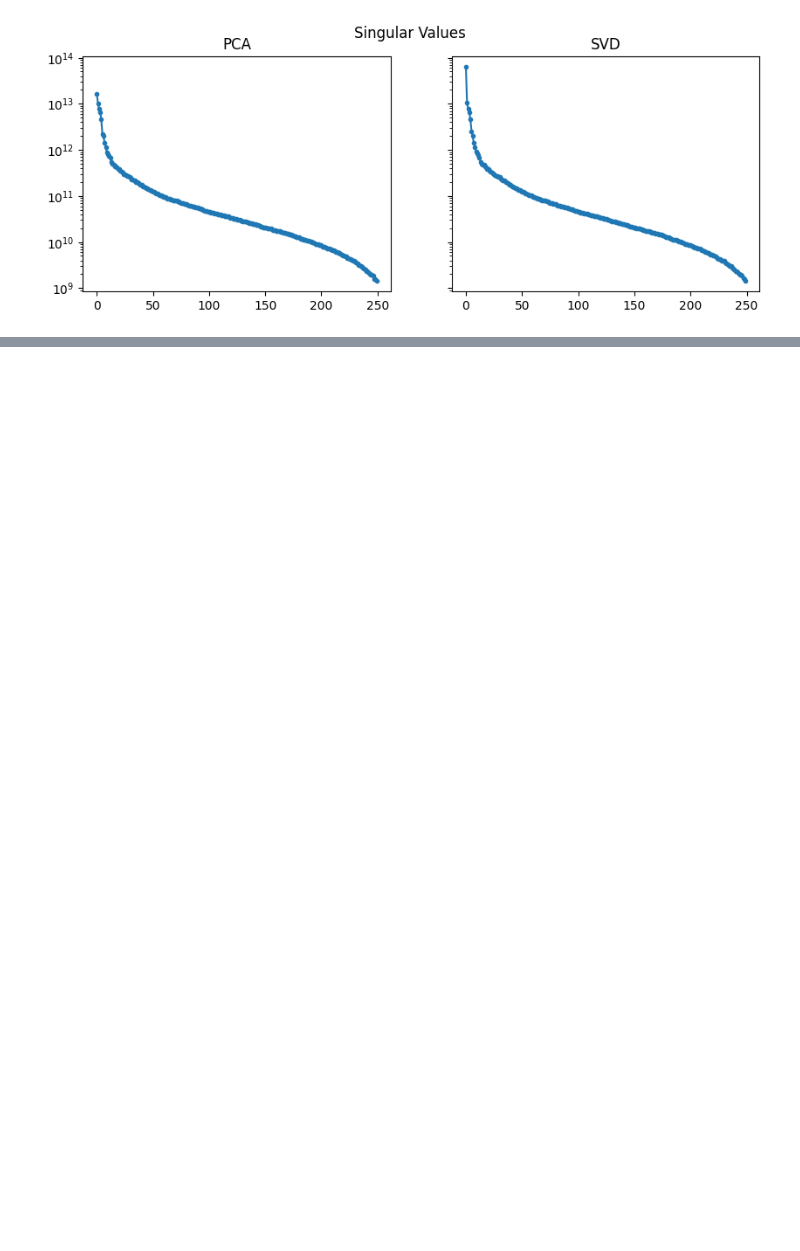
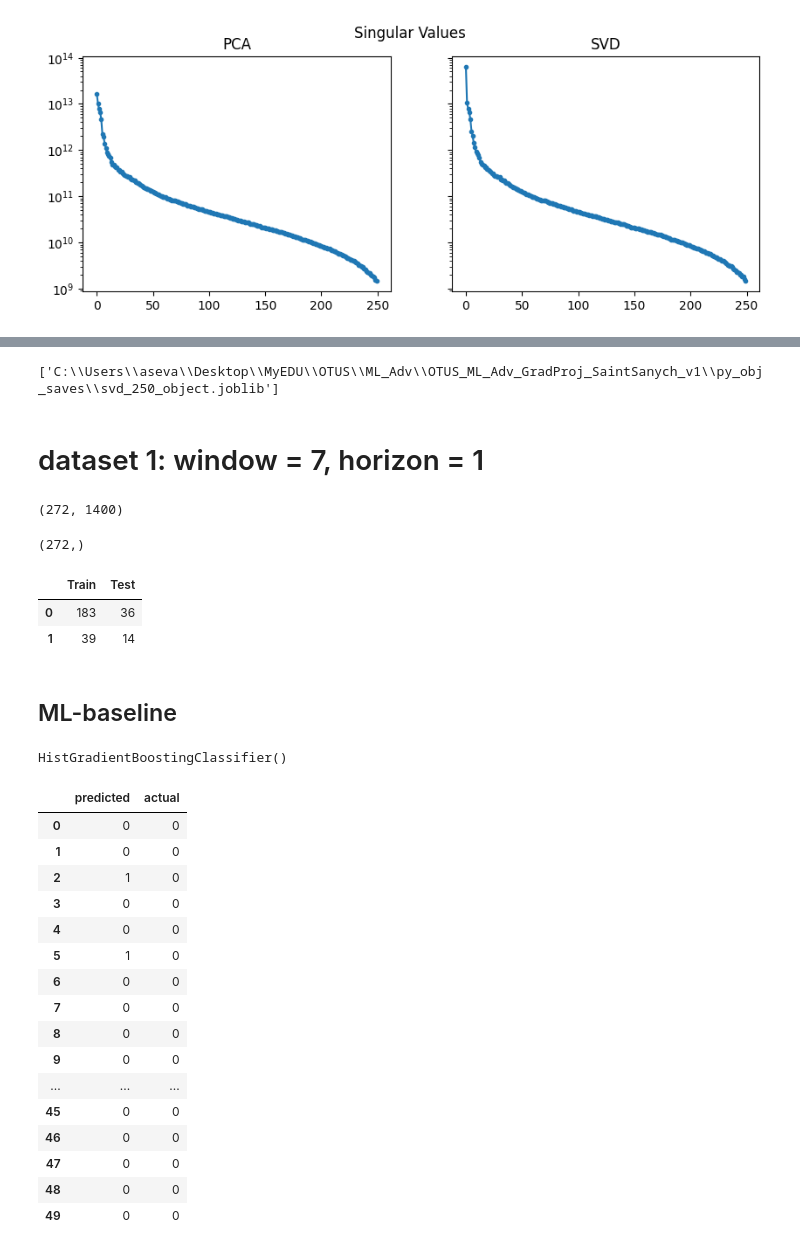
Before and after one commit to SanSanychSeva/OTUS_ML_Adv_GradProj_SaintSanych_v1, a Jupyter notebook: notebooks/3_daily_ts_data_preproc.ipynb, the cells around one changed output, grey strips where cells are left out. Saved outputs shown, nothing was run; the diff lists cells and outputs as text; code cells hidden in the pictures; blank space fills up the shorter version.

```diff
--- a/notebooks/3_daily_ts_data_preproc.ipynb
+++ b/notebooks/3_daily_ts_data_preproc.ipynb
@@ -288,0 +309,66 @@ plt.show()
+# %%
+np.save(os.path.join(proj_root, 'preprocessed_datasets', 'X_pca_30.npy'), X_pca[:, :30])
+np.save(os.path.join(proj_root, 'preprocessed_datasets', 'X_svd_30.npy'), X_svd[:, :30])
+
+joblib.dump(pca_object, os.path.join(proj_root, 'py_obj_saves', 'pca_250_object.joblib'))
+joblib.dump(svd_object, os.path.join(proj_root, 'py_obj_saves', 'svd_250_object.joblib'))
+# %% [output]
+['C:\\Users\\aseva\\Desktop\\MyEDU\\OTUS\\ML_Adv\\OTUS_ML_Adv_GradProj_SaintSanych_v1\\py_obj_saves\\svd_250_object.joblib']
+# %% [markdown]
+# dataset 1: window = 7, horizon = 1
+# %%
+X_wd7_h1 = np.stack([
+                     np.stack([X_svd[i-post_window:i, :nof_svd_comp_left].flatten()]).copy().flatten()
+                     for i in range(post_window, X_svd.shape[0]-horizon)])
+
+X_wd7_h1.shape
+# %% [output]
+(272, 1400)
+# %%
+Y_wd7_h1 = tmp_df_217['is_overloaded'].map(int).values[post_window + horizon : tmp_df_217.shape[0]]
+Y_wd7_h1.shape
+# %% [output]
+(272,)
+# %%
+X_wd7_h1_train = X_wd7_h1[:-50]
+X_wd7_h1_test = X_wd7_h1[-50:]
+
+Y_wd7_h1_train = Y_wd7_h1[:-50]
+Y_wd7_h1_test = Y_wd7_h1[-50:]
+# %%
+pd.DataFrame(
+    index=['Train', 'Test'],
+    data=[pd.Series(Y_wd7_h1_train).value_counts(), pd.Series(Y_wd7_h1_test).value_counts()]
+    ).T
+# %% [output]
+|  | Train | Test |
+| 0 | 183 | 36 |
+| 1 | 39 | 14 |
+# %% [markdown]
+## ML-baseline
+# %%
+model = HistGradientBoostingClassifier()
+
+model.fit(X_wd7_h1_train, Y_wd7_h1_train)
+# %% [output]
+HistGradientBoostingClassifier()
+# %%
+pd.DataFrame({'predicted': model.predict(X_wd7_h1_test), 'actual': Y_wd7_h1_test})
+# %% [output]
+|  | predicted | actual |
+| 0 | 0 | 0 |
+| 1 | 0 | 0 |
+| 2 | 1 | 0 |
+| 3 | 0 | 0 |
+| 4 | 0 | 0 |
+| 5 | 1 | 0 |
+| 6 | 0 | 0 |
+| 7 | 0 | 0 |
+| 8 | 0 | 0 |
+| 9 | 0 | 0 |
+| ... | ... | ... |
+| 45 | 0 | 0 |
+| 46 | 0 | 0 |
+| 47 | 0 | 0 |
+| 48 | 0 | 0 |
+| 49 | 0 | 0 |
```
Also changed, not shown: parts of 13 cells of this notebook, 4 other files.
